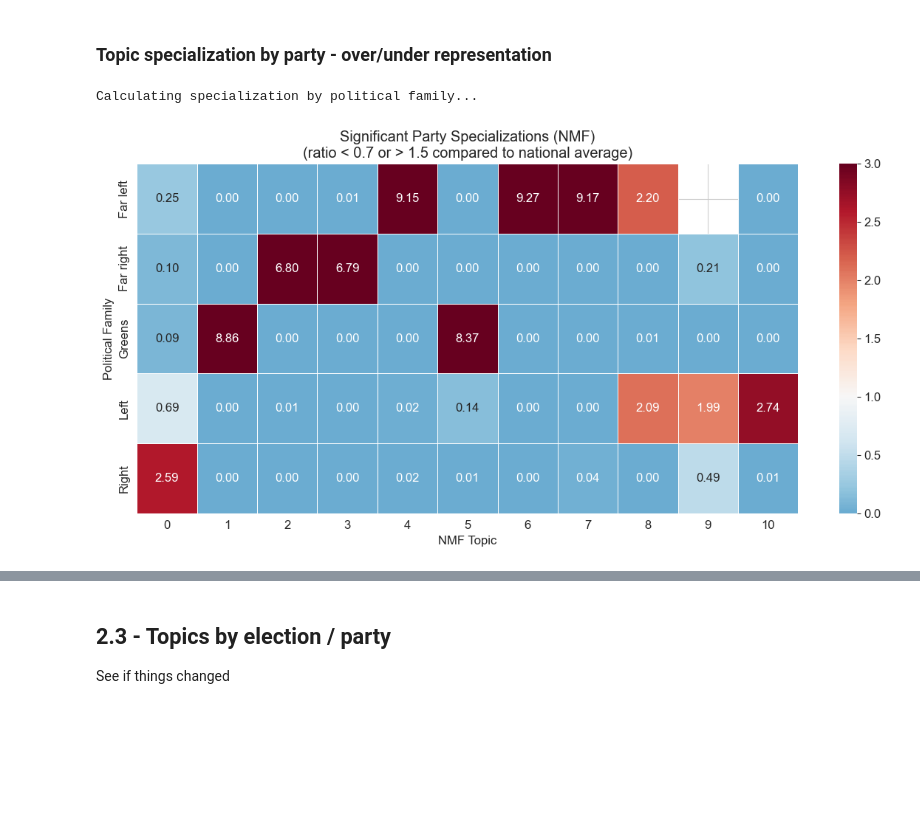
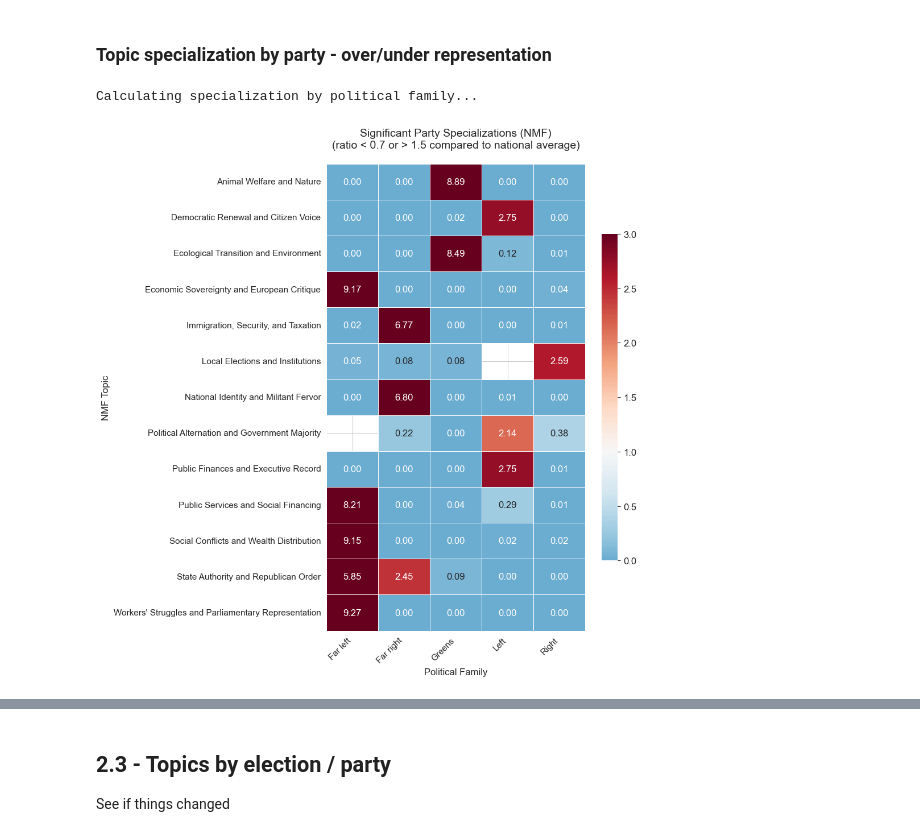
Before and after one commit to AntoineGilsonGH/nlp-archelec, a Jupyter notebook: 02_main.ipynb, the cells around one changed output, grey strips where cells are left out. Drawn from its saved outputs; the diff is of its cells as text; code cells hidden in the pictures; blank space fills up the shorter version.

```diff
--- a/02_main.ipynb
+++ b/02_main.ipynb
@@ -378,14 +375,21 @@ dominant topic to each doc
 # %%
 import numpy as np
 
-# 1. Create the dictionary of labels for BERTopic
 # IMPORTANT: -1 is always the outlier/noise topic in BERTopic
+
 bert_topic_labels = {
     -1: "Outliers / Unclassified noise",
-    0: "Electoral Logistics",
-    1: "Economic Development",
-    2: "Social Progress",
-
+    0: "Immigration, Nationality Reform, and Security",
+    1: "Ecological Transition and Land Use Planning",
+    2: "Electoral Logistics and Second Round Mobilization",
+    3: "Social Reforms and Executive Support",
+    4: "Social Justice, Wealth Taxation, and Pacifism",
+    5: "Class Struggle and Employee Defense",
+    6: "Political Union and Government Alternation",
+    7: "Animal Rights Defense and Biodiversity",
+    8: "National Preference and Opposition to the Left",
+    9: "Defense of Local Industries and Territorial Employment",
+    10: "Moralization of Public Life and Tax Revolt"
 }
 
 if len(df) > 0:
@@ -396,7 +400,7 @@ if len(df) > 0:
         for p in probs
     ]
 
-    df['bert_topic_name'] = df['bert_topic'].map(bert_topic_labels).fillna("Unknown Topic")
+    df['bert_topic_name'] = df['bert_topic'].map(bert_topic_labels).fillna("Other Topic (not the top 12)")
 
     print("Distribution of dominant BERTopic topics:")
     print(df['bert_topic_name'].value_counts())
@@ -687,29 +754,65 @@ plt.show()
 # %%
 # ============================================================
 # 2. Party Specialization (Over/Under-representation Ratio)
 # ============================================================
+import matplotlib.pyplot as plt
+import seaborn as sns
+import pandas as pd
+
 print("\nCalculating specialization by political family...")
-# P(t) = marginal distribution of NMF topics
+
+# ----------------- NMF -----------------
 topic_marginal_nmf = df['nmf_topic_name'].value_counts(normalize=True).sort_index()
-
-# P(t|f) = topic distribution by political family
 ct_norm_nmf = pd.crosstab(df['famille'], df['nmf_topic_name'], normalize='index')
-
-# Specialization ratio: P(t|f) / P(t)
 specialization_nmf = ct_norm_nmf.div(topic_marginal_nmf, axis=1)
-
-fig, ax = plt.subplots(figsize=(12, 6))
-# Mask average ratios (between 0.7 and 1.5) to highlight true specializations
 mask_nmf = (specialization_nmf > 0.7) & (specialization_nmf < 1.5)
 
-sns.heatmap(specialization_nmf, annot=True, fmt='.2f', cmap='RdBu_r',
-            center=1.0, linewidths=0.5, ax=ax, mask=mask_nmf, vmin=0, vmax=3)
-ax.set_title('Significant Party Specializations (NMF)\n(ratio < 0.7 or > 1.5 compared to national average)')
-ax.set_xlabel('NMF Topic')
-ax.set_ylabel('Political Family')
+# Création de la figure (plus haute que large pour s'adapter à la liste des thèmes)
+fig, ax = plt.subplots(figsize=(10, 10))
+
+# On utilise .T pour transposer la matrice et le masque
+sns.heatmap(specialization_nmf.T, annot=True, fmt='.2f', cmap='RdBu_r',
+            center=1.0, linewidths=0.5, ax=ax, mask=mask_nmf.T, vmin=0, vmax=3,
+            cbar_kws={"shrink": 0.7}) # Réduit un peu la taille de la barre de légende
+
+ax.set_title('Significant Party Specializations (NMF)\n(ratio < 0.7 or > 1.5 compared to national average)',
+             fontsize=14, pad=20)
+ax.set_xlabel('Political Family', fontsize=12)
+ax.set_ylabel('NMF Topic', fontsize=12)
+
+# Amélioration de la lisibilité des axes
+plt.xticks(rotation=45, ha='right', fontsize=11) # Rotation à 45° et alignement à droite
+plt.yticks(rotation=0, fontsize=11)              # Texte à l'horizontale
+
 plt.tight_layout()
 plt.savefig('plots/nmf_party_specialization.png', dpi=150, bbox_inches='tight')
 plt.show()
+
+
+# ----------------- LDA -----------------
+topic_marginal_lda = df['lda_topic_name'].value_counts(normalize=True).sort_index()
+ct_norm_lda = pd.crosstab(df['famille'], df['lda_topic_name'], normalize='index')
+specialization_lda = ct_norm_lda.div(topic_marginal_lda, axis=1)
+mask_lda = (specialization_lda > 0.7) & (specialization_lda < 1.5)
+
+fig, ax = plt.subplots(figsize=(10, 10))
+
+# Transposition (.T)
+sns.heatmap(specialization_lda.T, annot=True, fmt='.2f', cmap='RdBu_r',
+            center=1.0, linewidths=0.5, ax=ax, mask=mask_lda.T, vmin=0, vmax=3,
+            cbar_kws={"shrink": 0.7})
+
+ax.set_title('Significant Party Specializations (LDA)\n(ratio < 0.7 or > 1.5 compared to national average)',
+             fontsize=14, pad=20)
+ax.set_xlabel('Political Family', fontsize=12)
+ax.set_ylabel('LDA Topic', fontsize=12)
+
+plt.xticks(rotation=45, ha='right', fontsize=11)
+plt.yticks(rotation=0, fontsize=11)
+
+plt.tight_layout()
+plt.savefig('plots/lda_party_specialization.png', dpi=150, bbox_inches='tight')
+plt.show()
 # %% [output]
 Calculating specialization by political family...
-[figure, old version]
+[figure, new version]
```
Also changed, not shown: parts of 26 cells of this notebook, 18 other files.
